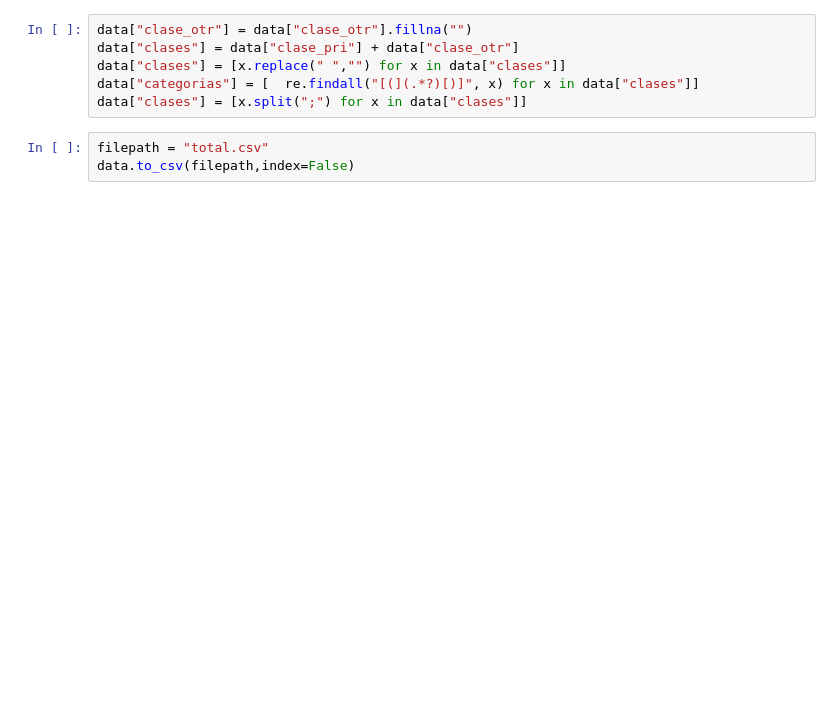
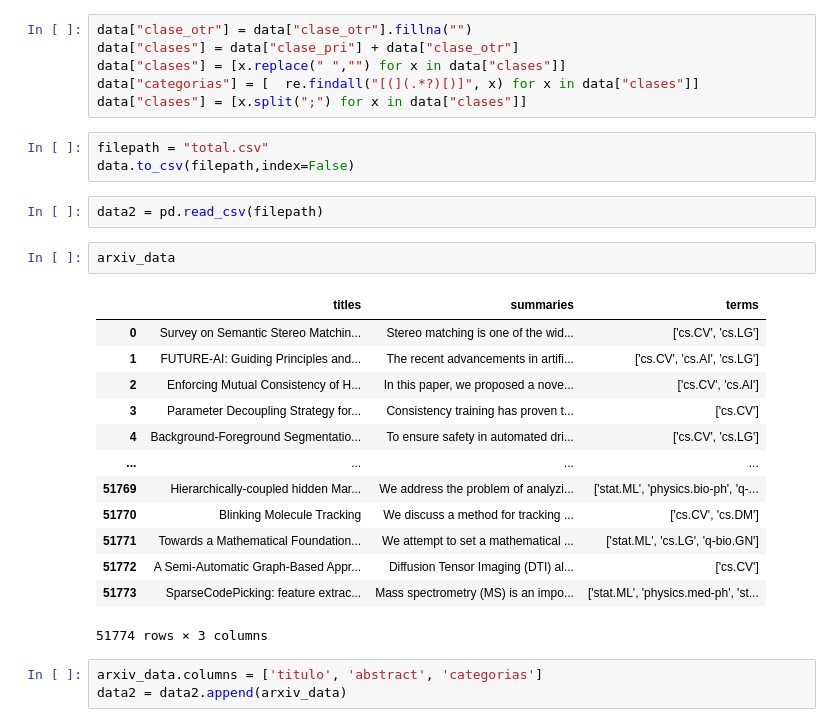
Before and after one commit to GuilleGR99/UEM-Analytics-G22-3, a Jupyter notebook: procesado_n_stuff/prepro.ipynb, the cells around one changed output. Cells and saved outputs as stored; diff of their text form; blank space fills up the shorter version.

```diff
--- a/procesado_n_stuff/prepro.ipynb
+++ b/procesado_n_stuff/prepro.ipynb
@@ -40,3 +28,24 @@ data["clases"] = [x.split(";") for x in data["clases"]]
 # %%
 filepath = "total.csv"
 data.to_csv(filepath,index=False)
+# %%
+data2 = pd.read_csv(filepath)
+# %%
+arxiv_data
+# %% [output]
+|  | titles | summaries | terms |
+| 0 | Survey on Semantic Stereo Matchin... | Stereo matching is one of the wid... | ['cs.CV', 'cs.LG'] |
+| 1 | FUTURE-AI: Guiding Principles and... | The recent advancements in artifi... | ['cs.CV', 'cs.AI', 'cs.LG'] |
+| 2 | Enforcing Mutual Consistency of H... | In this paper, we proposed a nove... | ['cs.CV', 'cs.AI'] |
+| 3 | Parameter Decoupling Strategy for... | Consistency training has proven t... | ['cs.CV'] |
+| 4 | Background-Foreground Segmentatio... | To ensure safety in automated dri... | ['cs.CV', 'cs.LG'] |
+| ... | ... | ... | ... |
+| 51769 | Hierarchically-coupled hidden Mar... | We address the problem of analyzi... | ['stat.ML', 'physics.bio-ph', 'q-... |
+| 51770 | Blinking Molecule Tracking | We discuss a method for tracking ... | ['cs.CV', 'cs.DM'] |
+| 51771 | Towards a Mathematical Foundation... | We attempt to set a mathematical ... | ['stat.ML', 'cs.LG', 'q-bio.GN'] |
+| 51772 | A Semi-Automatic Graph-Based Appr... | Diffusion Tensor Imaging (DTI) al... | ['cs.CV'] |
+| 51773 | SparseCodePicking: feature extrac... | Mass spectrometry (MS) is an impo... | ['stat.ML', 'physics.med-ph', 'st... |
+51774 rows × 3 columns
+# %%
+arxiv_data.columns = ['titulo', 'abstract', 'categorias']
+data2 = data2.append(arxiv_data)
```
Also changed, not shown: parts of 8 cells of this notebook, 1 other file.
